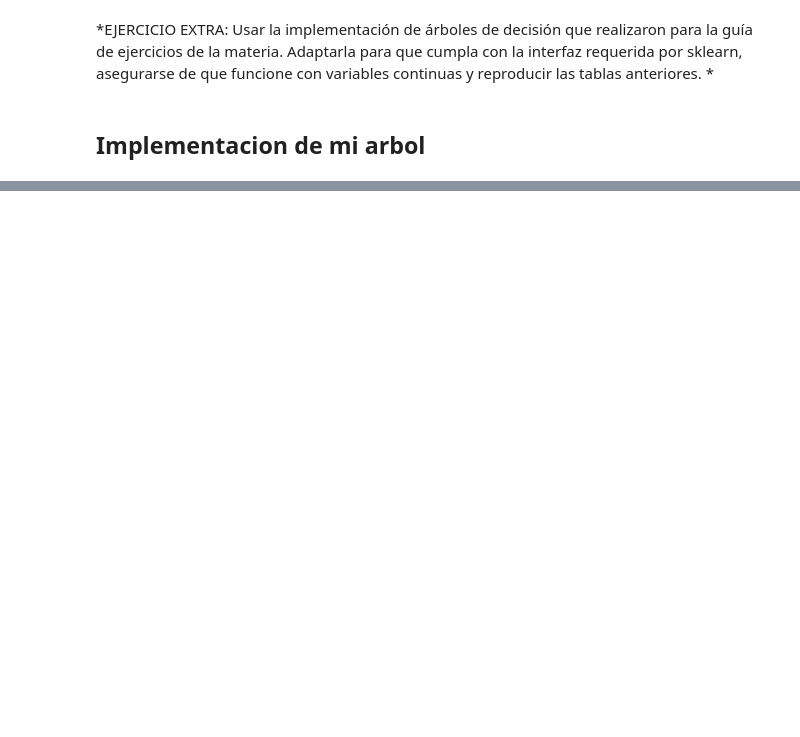
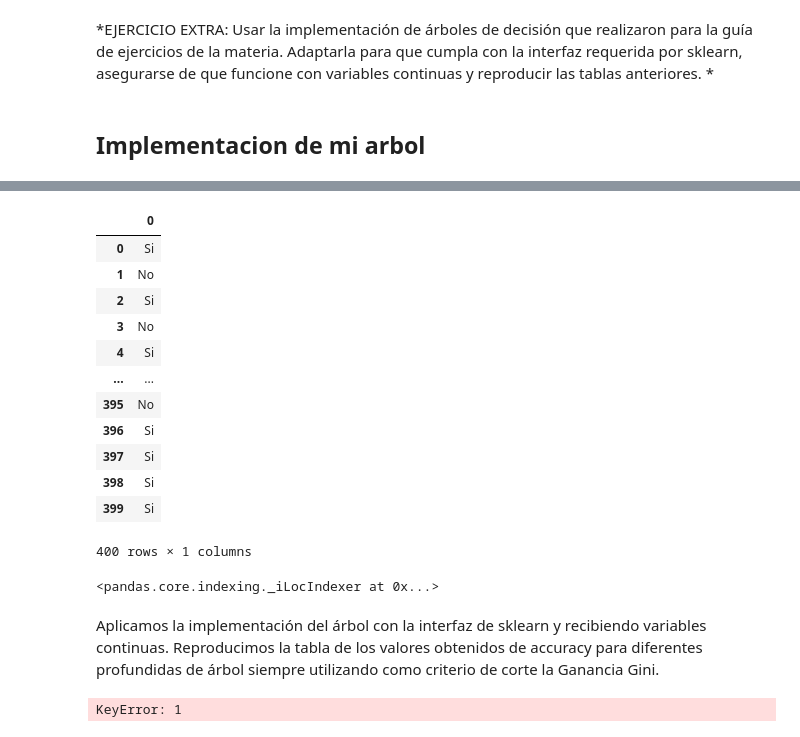
Before and after one commit to stellasm/repo_aa, a Jupyter notebook: TP1/extra_ej2.ipynb, the cells around one changed output, grey strips where cells are left out. Drawn from its saved outputs; the diff is of its cells as text; code cells hidden in the pictures; blank space fills up the shorter version.

Commit message:
se banca variables continuas y cambiar la profundidad. Falta CV

```diff
--- a/TP1/extra_ej2.ipynb
+++ b/TP1/extra_ej2.ipynb
@@ -459,0 +549,31 @@ clf.score(np.array(X), y)
+# %%
+def si_o_no(x):
+    if (x==1):
+        return "Si"
+    else:
+        return "No"
+
+y_sino = map(si_o_no,np.array(y_dev))
+
+df_y = pd.DataFrame(data=y_sino)
+df_y
+# %% [output]
+|  | 0 |
+| 0 | Si |
+| 1 | No |
+| 2 | Si |
+| 3 | No |
+| 4 | Si |
+| ... | ... |
+| 395 | No |
+| 396 | Si |
+| 397 | Si |
+| 398 | Si |
+| 399 | Si |
+400 rows × 1 columns
+# %%
+df_y.iloc
+# %% [output]
+<pandas.core.indexing._iLocIndexer at 0x...>
+# %% [markdown]
+Aplicamos la implementación del árbol con la interfaz de sklearn y recibiendo variables continuas. Reproducimos la tabla de los valores obtenidos de accuracy para diferentes profundidas de árbol siempre utilizando como criterio de corte la Ganancia Gini.
@@ -459,0 +583,19 @@ clf.score(np.array(X), y)
+# %%
+##### CON CV (tal cual ej 2), no me anda #######
+cv = sklearn.model_selection.StratifiedKFold(n_splits=5)
+splits = cv.split(np.array(df), y_sino)
+
+for train_idxs, val_idxs in splits:
+    arbol_extra = MiClasificadorArbol(200,3)
+    arbol_extra.fit(df.iloc[train_idxs], df_y.iloc[train_idxs])
+    y_train = df_y.iloc[train_idxs]
+    y_val = df_y.iloc[val_idxs]
+    y_train_pred = arbol_extra.predict(df.iloc[train_idxs])
+    y_val_pred = arbol_extra.predict(df.iloc[val_idxs])
+
+    accuracies_training.append(sklearn.metrics.accuracy_score(y_train, y_train_pred))
+    accuracies_validation.append(sklearn.metrics.accuracy_score(y_val, y_val_pred))
+    aucs_training.append(sklearn.metrics.roc_auc_score(y_train, y_train_pred))
+    aucs_validation.append(sklearn.metrics.roc_auc_score(y_val, y_val_pred))
+# %% [output]
+KeyError: 1
```
Also changed, not shown: parts of 14 cells of this notebook.
